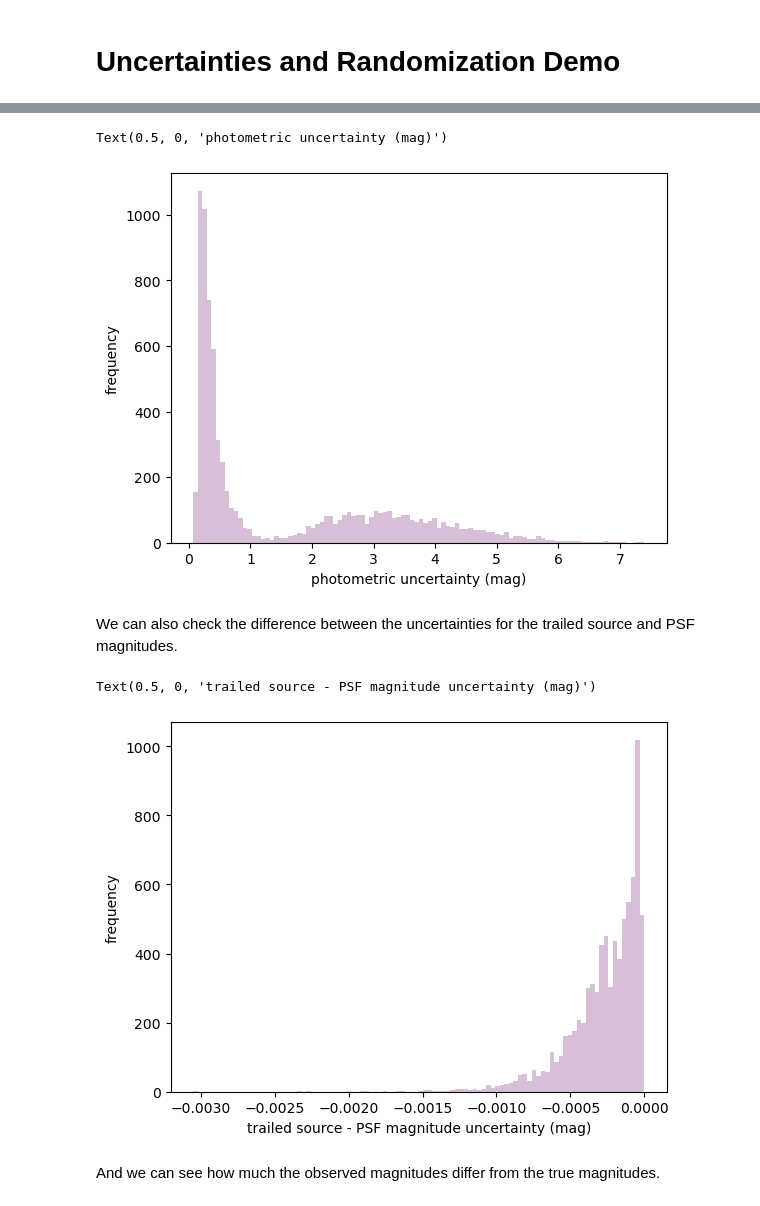
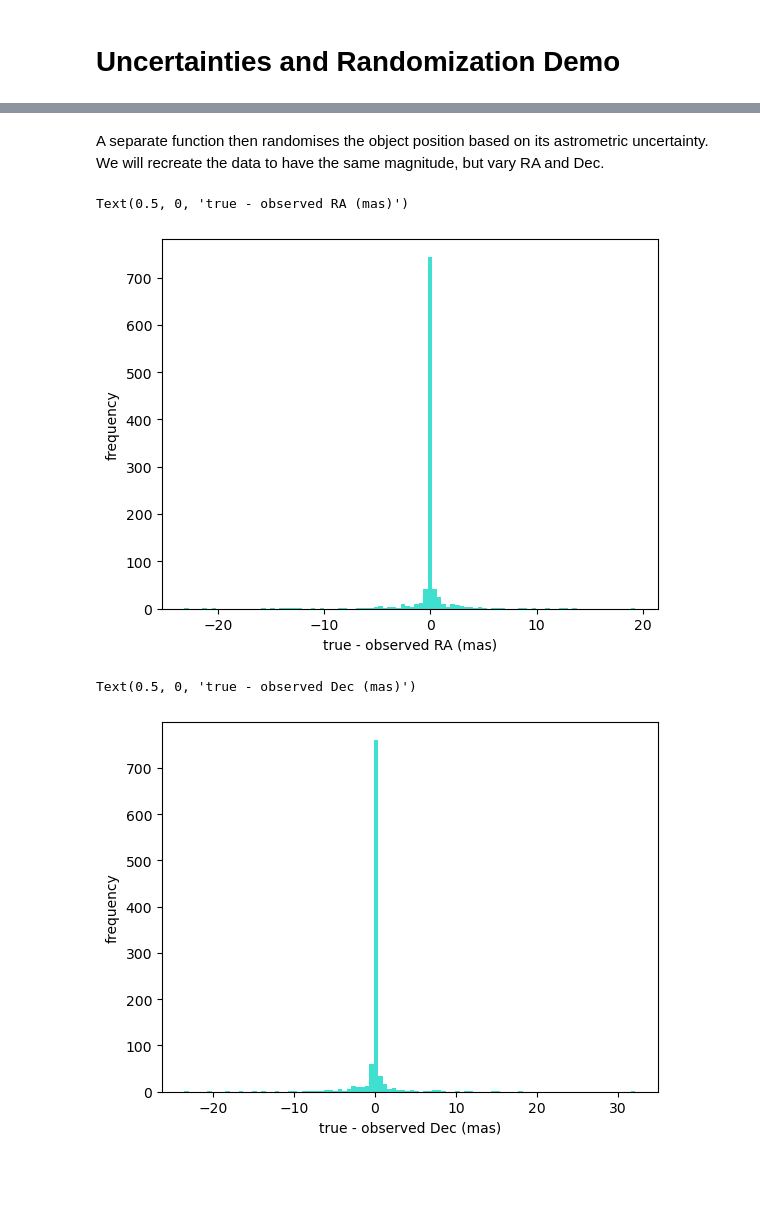
Before and after one commit to dirac-institute/sorcha, a Jupyter notebook: demo/demo_UncertaintiesAndRandomization.ipynb, the cells around one changed output, grey strips where cells are left out. Cells and saved outputs as stored; diff of their text form; code cells hidden in the pictures; blank space fills up the shorter version.

```diff
--- a/demo/demo_UncertaintiesAndRandomization.ipynb
+++ b/demo/demo_UncertaintiesAndRandomization.ipynb
@@ -16,3 +14,23 @@ observations = pd.read_csv('uncertaintiesDemo.csv')
+# %%
+obj_ids = np.arange(0, 1000)
+obj_mags = np.linspace(15, 30, 1000)
+psf_mags = obj_mags + 0.01
+sig_limit = np.ones(len(obj_ids)) + 23.
+seeing = np.ones(len(obj_ids))
+astRArate = np.ones(len(obj_ids)) + 0.03
+astDecrate = np.ones(len(obj_ids)) - 0.01
+astRA = np.ones(len(obj_ids)) + 260.
+astDec = np.ones(len(obj_ids)) -5.
+# %%
+observations = pd.DataFrame({'ObjID': obj_ids,
+                             'TrailedSourceMag': obj_mags,
+                             'PSFMag': psf_mags,
+                             'fiveSigmaDepthAtSource': sig_limit,
+                             'seeingFwhmGeom': seeing,
+                             'AstRARate(deg/day)': astRArate,
+                             'AstDecRate(deg/day)': astDecrate,
+                             'AstRA(deg)': astRA,
+                             'AstDec(deg)': astDec})
 # %%
 observations.columns
 # %% [output]
@@ -69,0 +135,2 @@ Let's take a look at these.
+# %% [markdown]
+A separate function then randomises the object position based on its astrometric uncertainty. We will recreate the data to have the same magnitude, but vary RA and Dec.
@@ -70,24 +163,19 @@ Let's take a look at these.
+# %%
+RA_diff = (obs_uncert['AstRATrue(deg)'].values - obs_uncert['AstRA(deg)'].values) / 60. * 60. * 1000.
+dec_diff = (obs_uncert['AstDecTrue(deg)'].values - obs_uncert['AstDec(deg)'].values) / 60. * 60. * 1000.
 # %%
-trailed_sig = obs_uncert['PhotometricSigmaTrailedSource(mag)'].values
-
 fig, ax = plt.subplots(1)
-ax.hist(trailed_sig, 100, color='thistle')
+ax.hist(RA_diff, 100, color='turquoise')
 ax.set_ylabel('frequency')
-ax.set_xlabel('photometric uncertainty (mag)')
+ax.set_xlabel('true - observed RA (mas)')
 # %% [output]
-Text(0.5, 0, 'photometric uncertainty (mag)')
+Text(0.5, 0, 'true - observed RA (mas)')
-[figure, old version]
+[figure, new version]
-# %% [markdown]
-We can also check the difference between the uncertainties for the trailed source and PSF magnitudes.
 # %%
-diff_sig = obs_uncert['PhotometricSigmaTrailedSource(mag)'].values - obs_uncert['PhotometricSigmaPSF(mag)'].values
-
 fig, ax = plt.subplots(1)
-ax.hist(diff_sig, 100, color='thistle')
+ax.hist(dec_diff, 100, color='turquoise')
 ax.set_ylabel('frequency')
-ax.set_xlabel('trailed source - PSF magnitude uncertainty (mag)')
+ax.set_xlabel('true - observed Dec (mas)')
 # %% [output]
-Text(0.5, 0, 'trailed source - PSF magnitude uncertainty (mag)')
+Text(0.5, 0, 'true - observed Dec (mas)')
-[figure, old version]
+[figure, new version]
-# %% [markdown]
-And we can see how much the observed magnitudes differ from the true magnitudes.
```
Also changed, not shown: parts of 29 cells of this notebook, 4 other files.
